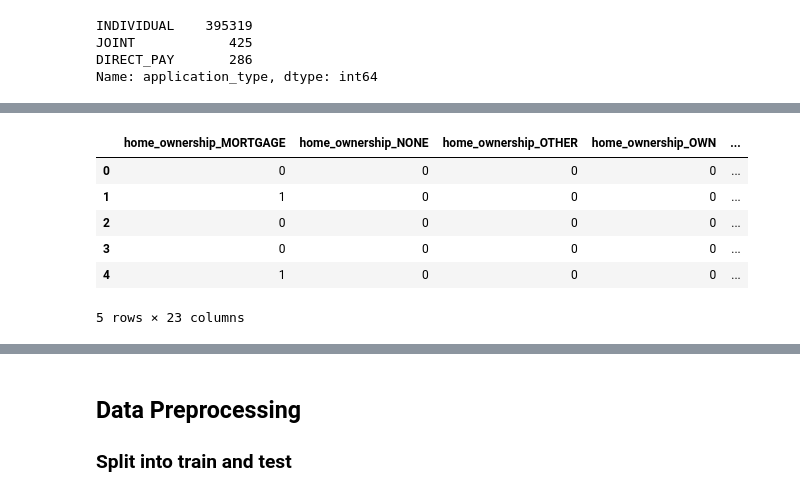
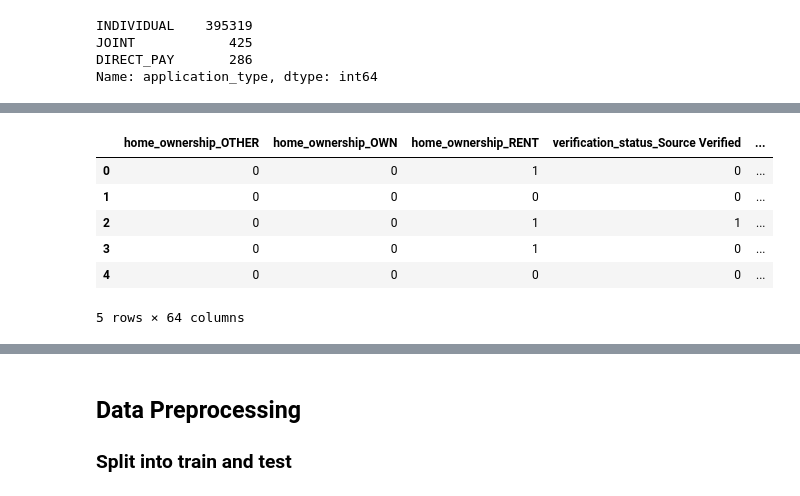
Before and after one commit to kamelCased/learningDataScience, a Jupyter notebook: TensorFlow Lending Club Project.ipynb, the cells around one changed output, grey strips where cells are left out. Cells and saved outputs as stored; diff of their text form; code cells hidden in the pictures.

```diff
--- a/TensorFlow Lending Club Project.ipynb
+++ b/TensorFlow Lending Club Project.ipynb
@@ -130,6 +130,3 @@ sns.displot(x='mort_acc', data=df, hue='loan_status', aspect=4)
 # %% [output]
 <seaborn.axisgrid.FacetGrid at 0x...>
 [figure]
-# %%
-# Fill null with mode
-df['mort_acc'].fillna(np.array(df['mort_acc'].mode())[0], inplace=True)
@@ -135,0 +150,11 @@ df['mort_acc'].fillna(np.array(df['mort_acc'].mode())[0], inplace=True)
+# %%
+# Infer mort_acc values
+inferred = df.groupby('total_acc').mean()['mort_acc']
+
+def fill_mort(mort_acc, total_acc):
+    if np.isnan(mort_acc):
+        return inferred[total_acc]
+    else:
+        return mort_acc
+
+df['mort_acc'] = df.apply(lambda x:  fill_mort(x['mort_acc'], x['total_acc']), axis=1)
@@ -552,0 +581,3 @@ See the caveats in the documentation: https://pandas.pydata.org/pandas-docs/stab
+# %%
+df['zip_code'] = df['address'].apply(lambda address: address[-5:])
+df.head()
@@ -562,3 +601,6 @@ OTHER          112
 NONE            31
 ANY              3
 Name: home_ownership, dtype: int64
+# %%
+df['home_ownership'] = df.home_ownership.replace(['NONE', 'ANY'], 'OTHER') # add none and any to the other category
+df['home_ownership'].value_counts()
@@ -597,14 +659,14 @@ Name: application_type, dtype: int64
 # %%
-dummies = pd.get_dummies(df[['home_ownership', 'verification_status', 'purpose', 'initial_list_status', 'application_type']], drop_first=True)
+dummies = pd.get_dummies(df[['home_ownership', 'verification_status', 'purpose', 'initial_list_status', 'application_type', 'sub_grade', 'zip_code']], drop_first=True)
 dummies.head() # dummy variables
 # %% [output]
-|  | home_ownership_MORTGAGE | home_ownership_NONE | home_ownership_OTHER | home_ownership_OWN | ... |
-| 0 | 0 | 0 | 0 | 0 | ... |
-| 1 | 1 | 0 | 0 | 0 | ... |
-| 2 | 0 | 0 | 0 | 0 | ... |
-| 3 | 0 | 0 | 0 | 0 | ... |
-| 4 | 1 | 0 | 0 | 0 | ... |
+|  | home_ownership_OTHER | home_ownership_OWN | home_ownership_RENT | verification_status_Source Verified | ... |
+| 0 | 0 | 0 | 1 | 0 | ... |
+| 1 | 0 | 0 | 0 | 0 | ... |
+| 2 | 0 | 0 | 1 | 1 | ... |
+| 3 | 0 | 0 | 1 | 0 | ... |
+| 4 | 0 | 0 | 0 | 0 | ... |
-5 rows × 23 columns
+5 rows × 64 columns
 # %%
 # concatenate dummies and clean features dataframe
 clean_df = pd.concat([clean_df, dummies], axis = 1)
```
Also changed, not shown: parts of 36 cells of this notebook, 1 other file.
